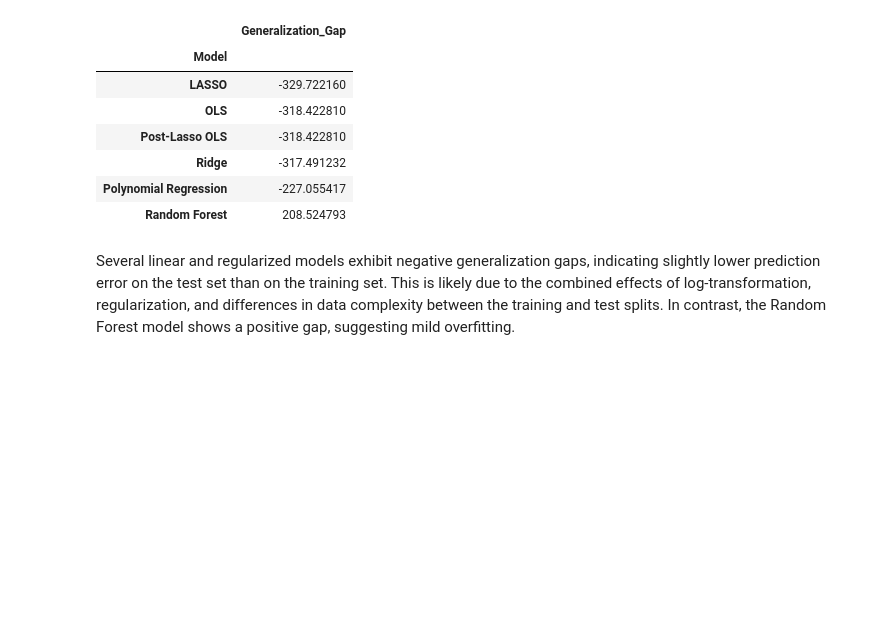
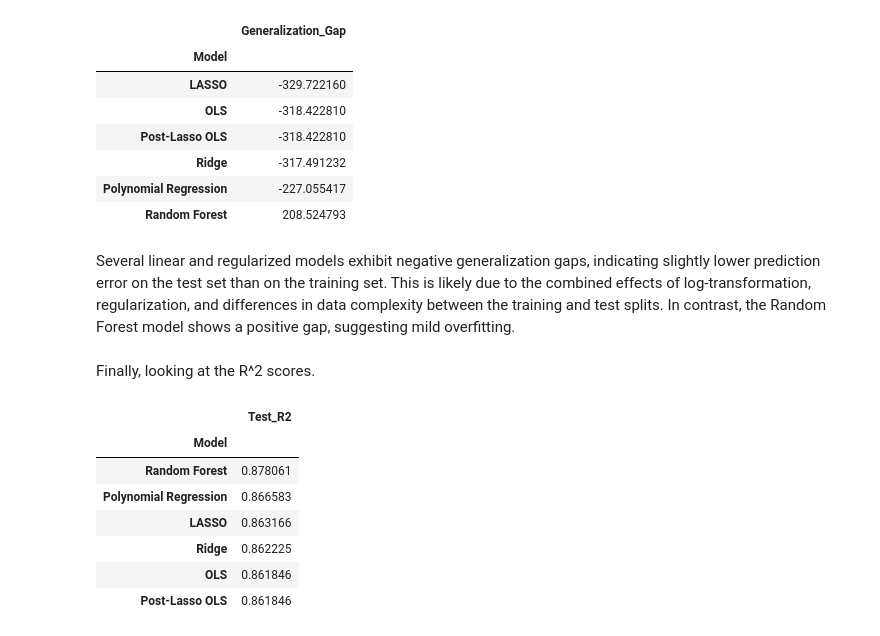
Before and after one commit to NikifBi/Medical_Costs_Regression_Analysis, a Jupyter notebook: Medical Costs.ipynb, the cells around one changed output. Drawn from its saved outputs; the diff is of its cells as text; code cells hidden in the pictures; blank space fills up the shorter version.

```diff
--- a/Medical Costs.ipynb
+++ b/Medical Costs.ipynb
@@ -1776,3 +1789,20 @@ results.sort_values(by='Generalization_Gap', ascending=True)[['Generalization_Ga
 | Random Forest | 208.524793 |
 # %% [markdown]
 Several linear and regularized models exhibit negative generalization gaps, indicating slightly lower prediction error on the test set than on the training set. This is likely due to the combined effects of log-transformation, regularization, and differences in data complexity between the training and test splits. In contrast, the Random Forest model shows a positive gap, suggesting mild overfitting.
+# %% [markdown]
+Finally, looking at the R^2 scores.
+# %%
+### Sort result according to Test_R2 in descending order
+sorted_r2 = results.sort_values(by='Test_R2', ascending = False)
+
+### Display R2 scores
+sorted_r2[['Test_R2']]
+# %% [output]
+|  | Test_R2 |
+| Model |  |
+| Random Forest | 0.878061 |
+| Polynomial Regression | 0.866583 |
+| LASSO | 0.863166 |
+| Ridge | 0.862225 |
+| OLS | 0.861846 |
+| Post-Lasso OLS | 0.861846 |
```
Also changed, not shown: parts of 5 cells of this notebook.
